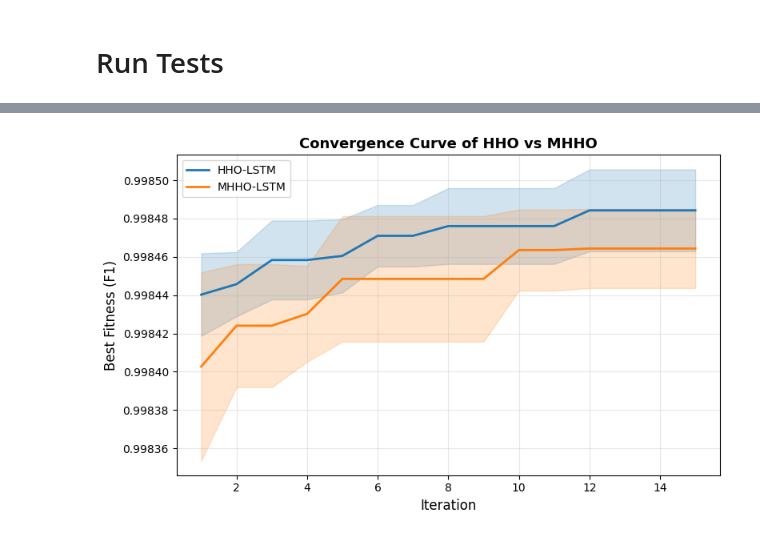
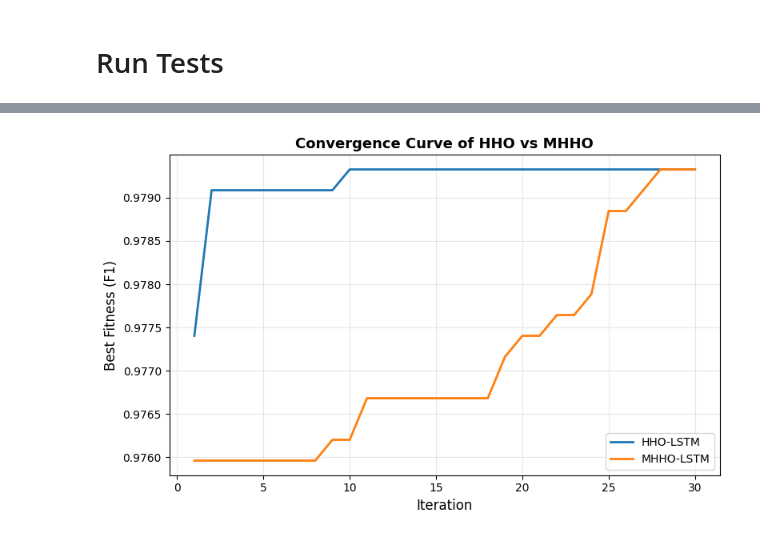
Before and after one commit to hamidzangiabadi/LSTM-HHO-for-IoMT-Dataset, a Jupyter notebook: Thesis.ipynb, the cells around one changed output, grey strips where cells are left out. Drawn from its saved outputs; the diff is of its cells as text; code cells hidden in the pictures.

```diff
--- a/Thesis.ipynb
+++ b/Thesis.ipynb
@@ -849,34 +911,28 @@ statistical_comparison_20251223_032808.csv
 # %%
 import numpy as np
 import matplotlib.pyplot as plt
 
-curves_hho = np.load('curve_hho.npy', allow_pickle=True)
-curves_mhho = np.load('curve_mhho.npy', allow_pickle=True)
+curves_hho = np.load('curve_hho_run3.npy', allow_pickle=True).astype(float)
+curves_mhho = np.load('curve_mhho_run3.npy', allow_pickle=True).astype(float)
 
-curves_hho = np.array(list(curves_hho), dtype=float)
-curves_mhho = np.array(list(curves_mhho), dtype=float)
-
-mean_hho = np.mean(curves_hho, axis=0)
-std_hho = np.std(curves_hho, axis=0)
-
-mean_mhho = np.mean(curves_mhho, axis=0)
-std_mhho = np.std(curves_mhho, axis=0)
-
-iters = np.arange(1, len(mean_hho)+1)
+iters = np.arange(1, curves_hho.shape[0] + 1)
 
 plt.figure(figsize=(8,5))
-plt.plot(iters, mean_hho, label='HHO-LSTM', color='#1f77b4', linewidth=2)
-plt.fill_between(iters, mean_hho-std_hho, mean_hho+std_hho, color='#1f77b4', alpha=0.2)
 
-plt.plot(iters, mean_mhho, label='MHHO-LSTM', color='#ff7f0e', linewidth=2)
-plt.fill_between(iters, mean_mhho-std_mhho, mean_mhho+std_mhho, color='#ff7f0e', alpha=0.2)
+plt.plot(iters, curves_hho, label='HHO-LSTM',
+         color='#1f77b4', linewidth=2)
+
+plt.plot(iters, curves_mhho, label='MHHO-LSTM',
+         color='#ff7f0e', linewidth=2)
 
 plt.xlabel('Iteration', fontsize=12)
 plt.ylabel('Best Fitness (F1)', fontsize=12)
-plt.title('Convergence Curve of HHO vs MHHO', fontsize=13, weight='bold')
+plt.title('Convergence Curve of HHO vs MHHO',
+          fontsize=13, weight='bold')
+
 plt.legend()
 plt.grid(alpha=0.3)
 plt.tight_layout()
 plt.show()
 # %% [output]
-[figure, old version]
+[figure, new version]
```
Also changed, not shown: parts of 24 cells of this notebook, 21 other files.
